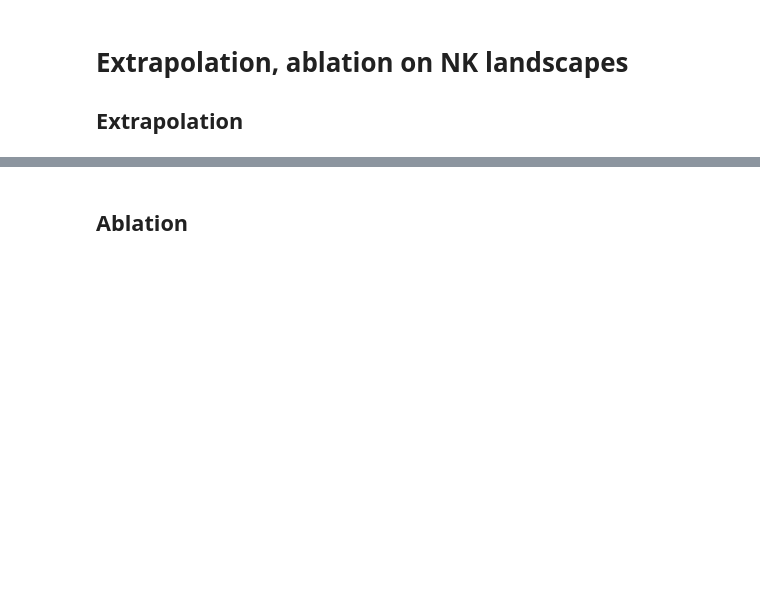
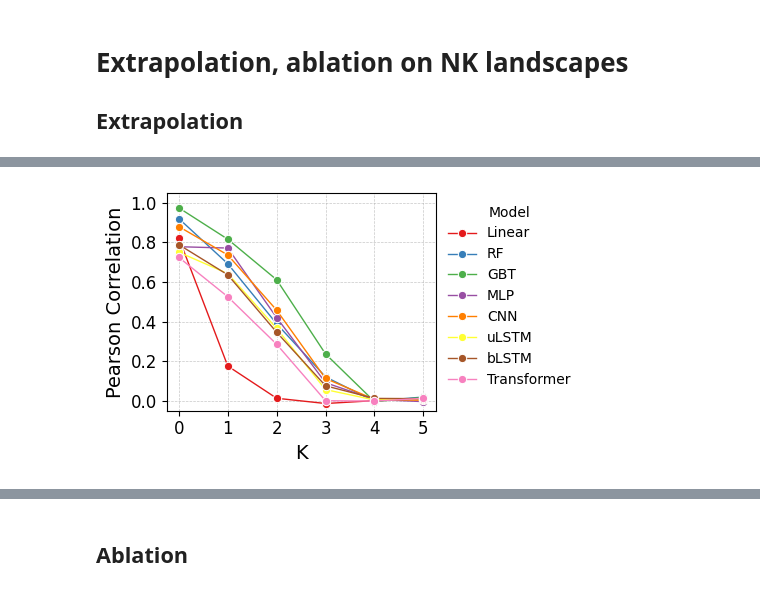
Before and after one commit to RSCJacksonLab/nk-ml, a Jupyter notebook: notebooks/extrapolation_ablation_visualisation.ipynb, the cells around one changed output, grey strips where cells are left out. Saved outputs shown, nothing was run; the diff lists cells and outputs as text; code cells hidden in the pictures; blank space fills up the shorter version.

```diff
--- a/notebooks/extrapolation_ablation_visualisation.ipynb
+++ b/notebooks/extrapolation_ablation_visualisation.ipynb
@@ -10,0 +226,29 @@ from matplotlib.patches import Rectangle
+# %%
+plt.figure(figsize=(5, 3))
+
+sns.set_palette("Set1")
+
+sns.lineplot(
+    data=nk_extrap_double_idx,
+    x="K",
+    y="Pearson_corr",
+    hue="Model",
+    markers=True,
+    errorbar=None,
+    linewidth=1,
+    marker='o',
+)
+
+plt.xlabel("K", fontsize=14)
+plt.ylabel("Pearson Correlation", fontsize=14)
+plt.xticks(fontsize=12)
+plt.yticks(fontsize=12)
+plt.ylim(-0.05, 1.05)
+plt.grid(True, linestyle='--', linewidth=0.5, alpha=0.7)
+plt.legend(title="Model", bbox_to_anchor=(1, 1), loc='upper left', frameon=False)
+
+plt.tight_layout()
+plt.savefig("../figures/nk_extrap_double_plot.svg", bbox_inches="tight")
+plt.show()
+# %% [output]
+[figure, added]
```
Also changed, not shown: parts of 26 cells of this notebook, 38 other files.
